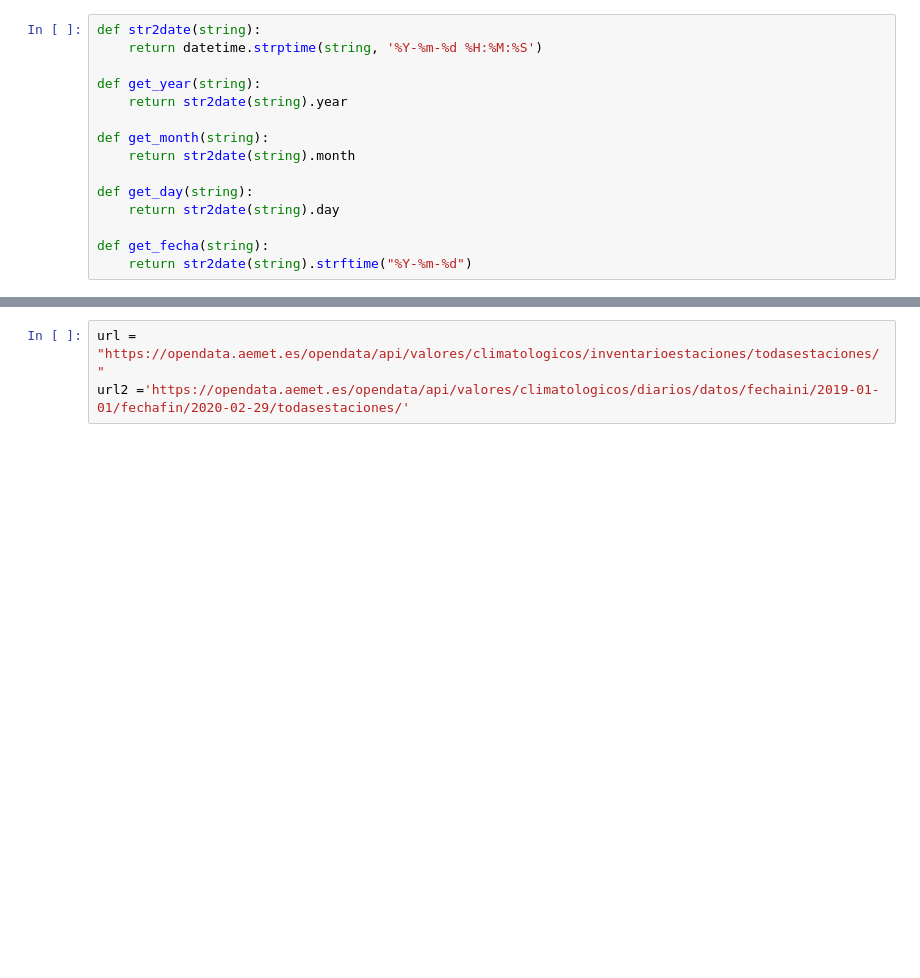
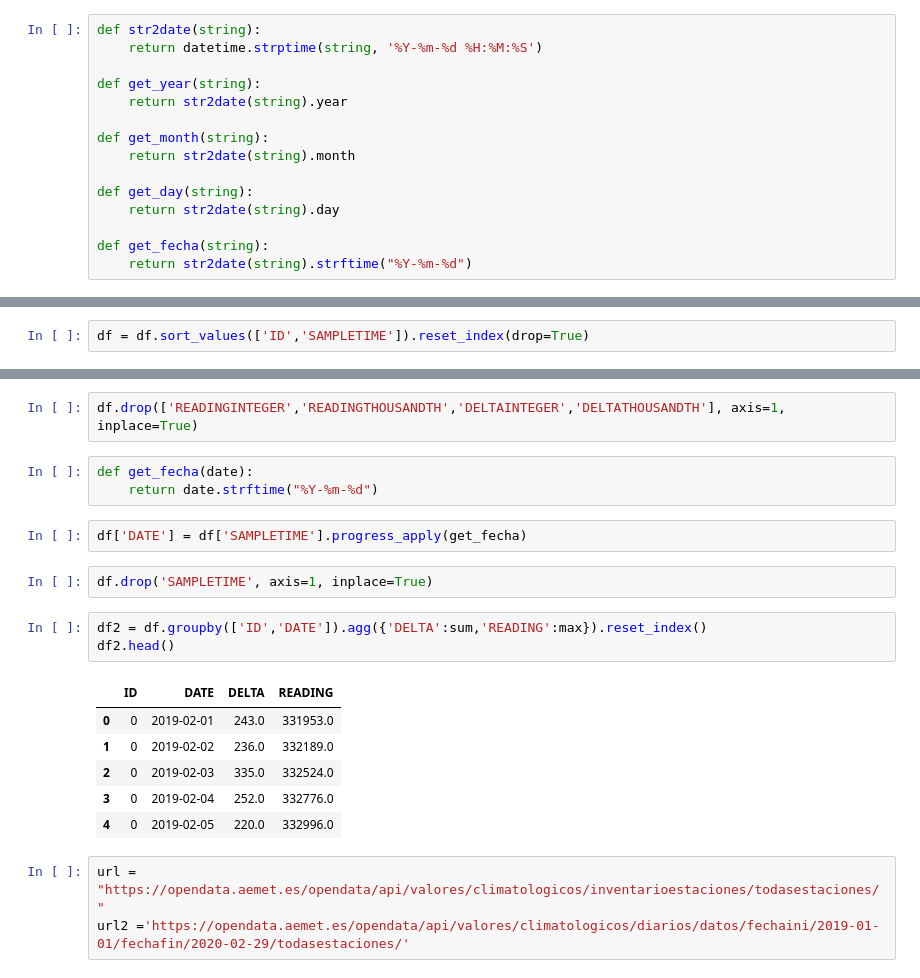
Before and after one commit to sgavela/water_footprint, a Jupyter notebook: exploration_preprocessing/Preprocesado.ipynb, the cells around one changed output, grey strips where cells are left out. Drawn from its saved outputs; the diff is of its cells as text; blank space fills up the shorter version.

```diff
--- a/exploration_preprocessing/Preprocesado.ipynb
+++ b/exploration_preprocessing/Preprocesado.ipynb
@@ -81,0 +56,2 @@ df.head()
+# %%
+df = df.sort_values(['ID','SAMPLETIME']).reset_index(drop=True)
@@ -82,3 +67,22 @@ df.head()
+# %%
+df.drop(['READINGINTEGER','READINGTHOUSANDTH','DELTAINTEGER','DELTATHOUSANDTH'], axis=1, inplace=True)
+# %%
+def get_fecha(date):
+    return date.strftime("%Y-%m-%d")
+# %%
+df['DATE'] = df['SAMPLETIME'].progress_apply(get_fecha)
+# %%
+df.drop('SAMPLETIME', axis=1, inplace=True)
+# %%
+df2 = df.groupby(['ID','DATE']).agg({'DELTA':sum,'READING':max}).reset_index()
+df2.head()
+# %% [output]
+|  | ID | DATE | DELTA | READING |
+| 0 | 0 | 2019-02-01 | 243.0 | 331953.0 |
+| 1 | 0 | 2019-02-02 | 236.0 | 332189.0 |
+| 2 | 0 | 2019-02-03 | 335.0 | 332524.0 |
+| 3 | 0 | 2019-02-04 | 252.0 | 332776.0 |
+| 4 | 0 | 2019-02-05 | 220.0 | 332996.0 |
 # %%
 url = "https://opendata.aemet.es/opendata/api/valores/climatologicos/inventarioestaciones/todasestaciones/"
 url2 ='https://opendata.aemet.es/opendata/api/valores/climatologicos/diarios/datos/fechaini/2019-01-01/fechafin/2020-02-29/todasestaciones/'
```
Also changed, not shown: parts of 35 cells of this notebook, 2 other files.
